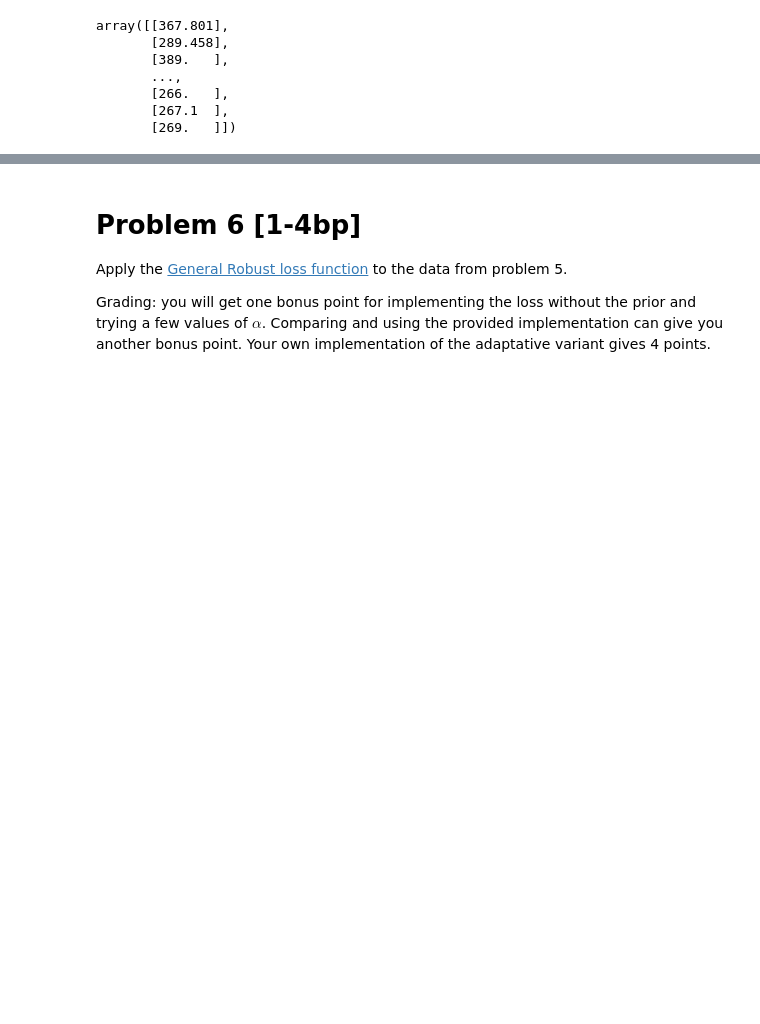
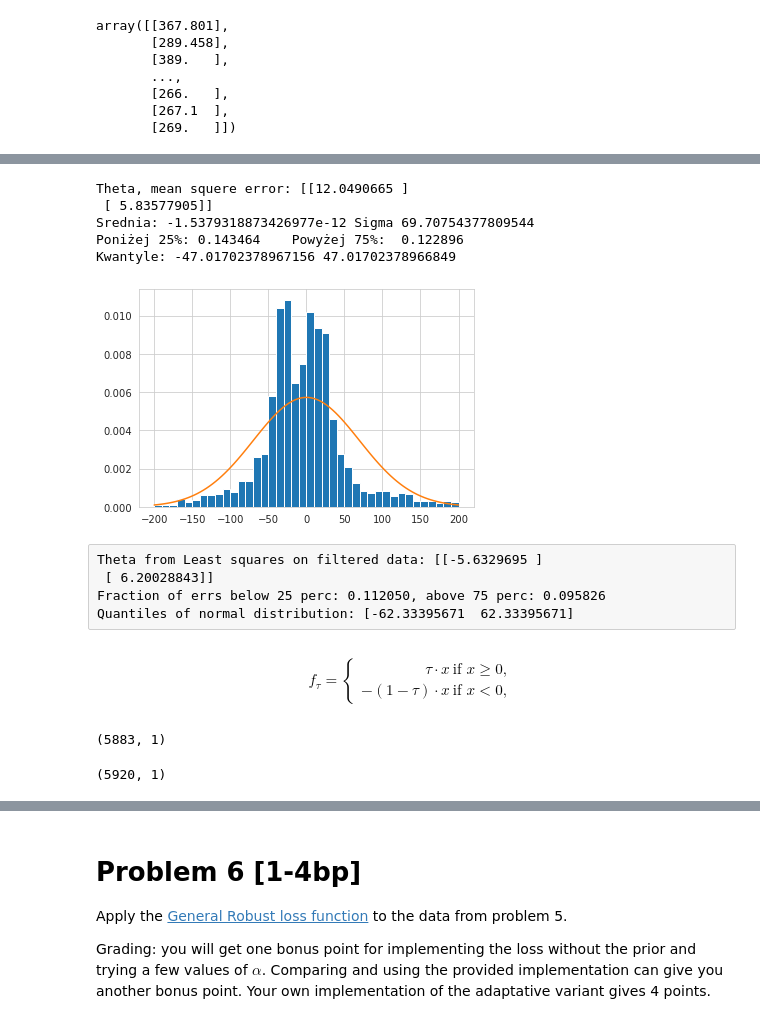
Before and after one commit to lekcyjna123/ml_uwr, a Jupyter notebook: assignment2/Assignment2.ipynb, the cells around one changed output, grey strips where cells are left out. Cells and saved outputs as stored; diff of their text form; code cells hidden in the pictures; blank space fills up the shorter version.

```diff
--- a/assignment2/Assignment2.ipynb
+++ b/assignment2/Assignment2.ipynb
@@ -1176,0 +1196,52 @@ Fraction of negative errs: 0.746284 (should be 0.750000)
+# %%
+XNowe=X[indeksyWewnetrzne]
+YNowe=Y[indeksyWewnetrzne]
+Theta=np.linalg.inv(XNowe.T@XNowe)@XNowe.T@YNowe
+print("Theta, mean squere error:",Theta)
+bledy=YNowe-XNowe@Theta
+NMin=-200
+NMax=200
+plt.hist(bledy,bins=40,range=(NMin,NMax), density=True)
+sigma=np.std(bledy)
+srednia=np.mean(bledy)
+print("Srednia:",srednia,"Sigma",sigma)
+rozkladNormalny=sstats.norm(loc=srednia, scale=sigma)
+plt.plot(np.linspace(NMin,NMax,100),rozkladNormalny.pdf(np.linspace(NMin,NMax,100)))
+ujemnyBlad=rozkladNormalny.ppf(0.25)
+dodatniBlad=rozkladNormalny.ppf(0.75)
+liczbaUjemnychBledow=0
+liczbaDodatnichBledow=0
+for i in range(len(bledy)):
+    b=bledy[i]
+    if b<ujemnyBlad:
+        liczbaUjemnychBledow+=1
+    elif b>dodatniBlad:
+        liczbaDodatnichBledow+=1
+    else:
+        indeksyWewnetrzne.append(i)
+print("Poniżej 25%:{: f} \t Powyżej 75%: {: f}".format(liczbaUjemnychBledow/bledy.size, liczbaDodatnichBledow/bledy.size))
+print("Kwantyle:",ujemnyBlad,dodatniBlad)
+# %% [output]
+Theta, mean squere error: [[12.0490665 ]
+ [ 5.83577905]]
+Srednia: -1.5379318873426977e-12 Sigma 69.70754377809544
+Poniżej 25%: 0.143464    Powyżej 75%:  0.122896
+Kwantyle: -47.01702378967156 47.01702378966849
+[figure, added]
+# %% [raw]
+Theta from Least squares on filtered data: [[-5.6329695 ]
+ [ 6.20028843]]
+Fraction of errs below 25 perc: 0.112050, above 75 perc: 0.095826
+Quantiles of normal distribution: [-62.33395671  62.33395671]
+# %% [markdown]
+  \begin{equation}
+  f_{\tau} = \left\{
+    \begin{array}{rl}
+      \tau\cdot x & \text{if } x \geq 0,\\
+      -(1-\tau)\cdot x & \text{if } x < 0,
+    \end{array} \right.
+  \end{equation}
+# %%
+(XNowe@Theta).shape
+# %% [output]
+(5883, 1)
@@ -1176,0 +1250,4 @@ Fraction of negative errs: 0.746284 (should be 0.750000)
+# %%
+bledy.shape
+# %% [output]
+(5920, 1)
```
Also changed, not shown: parts of 20 cells of this notebook.
